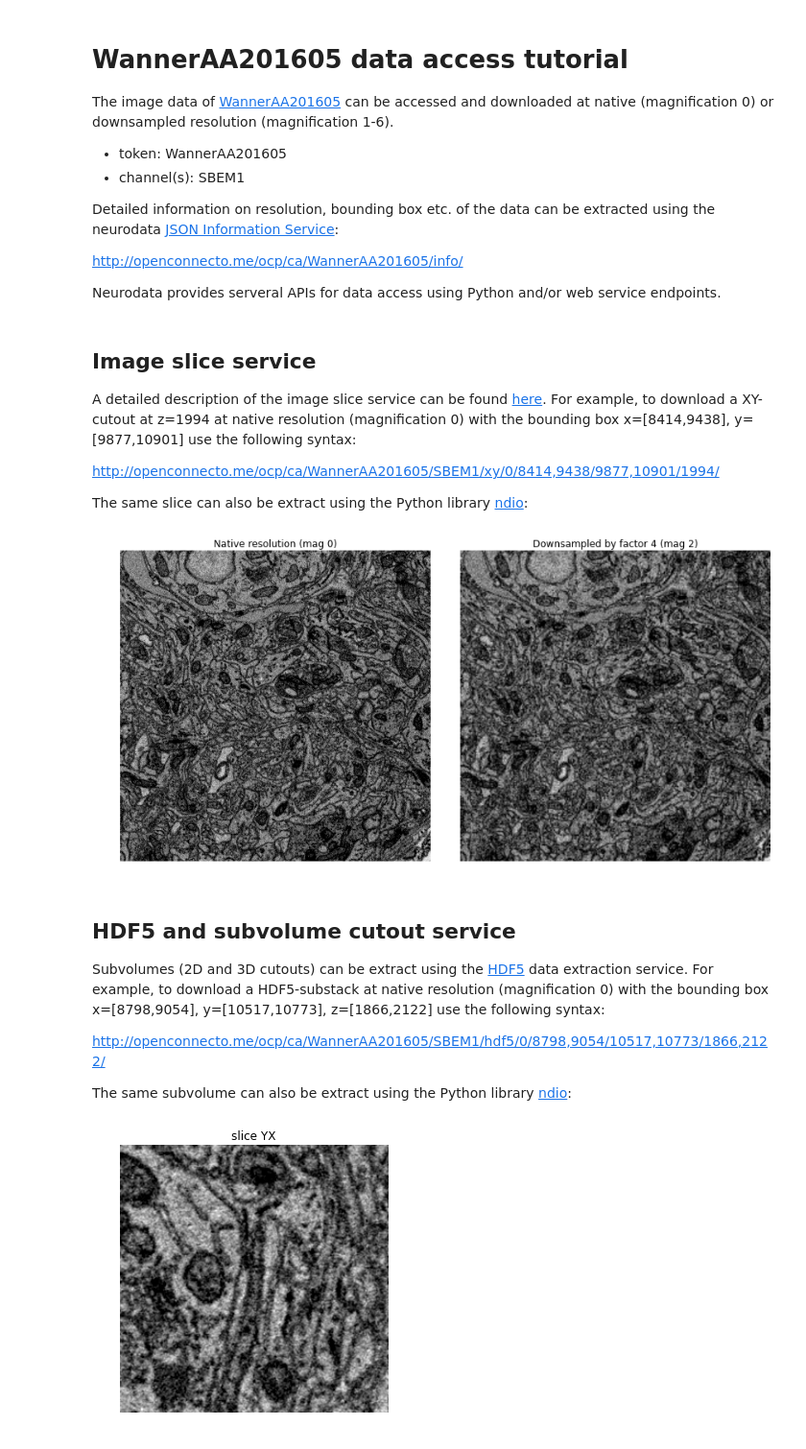
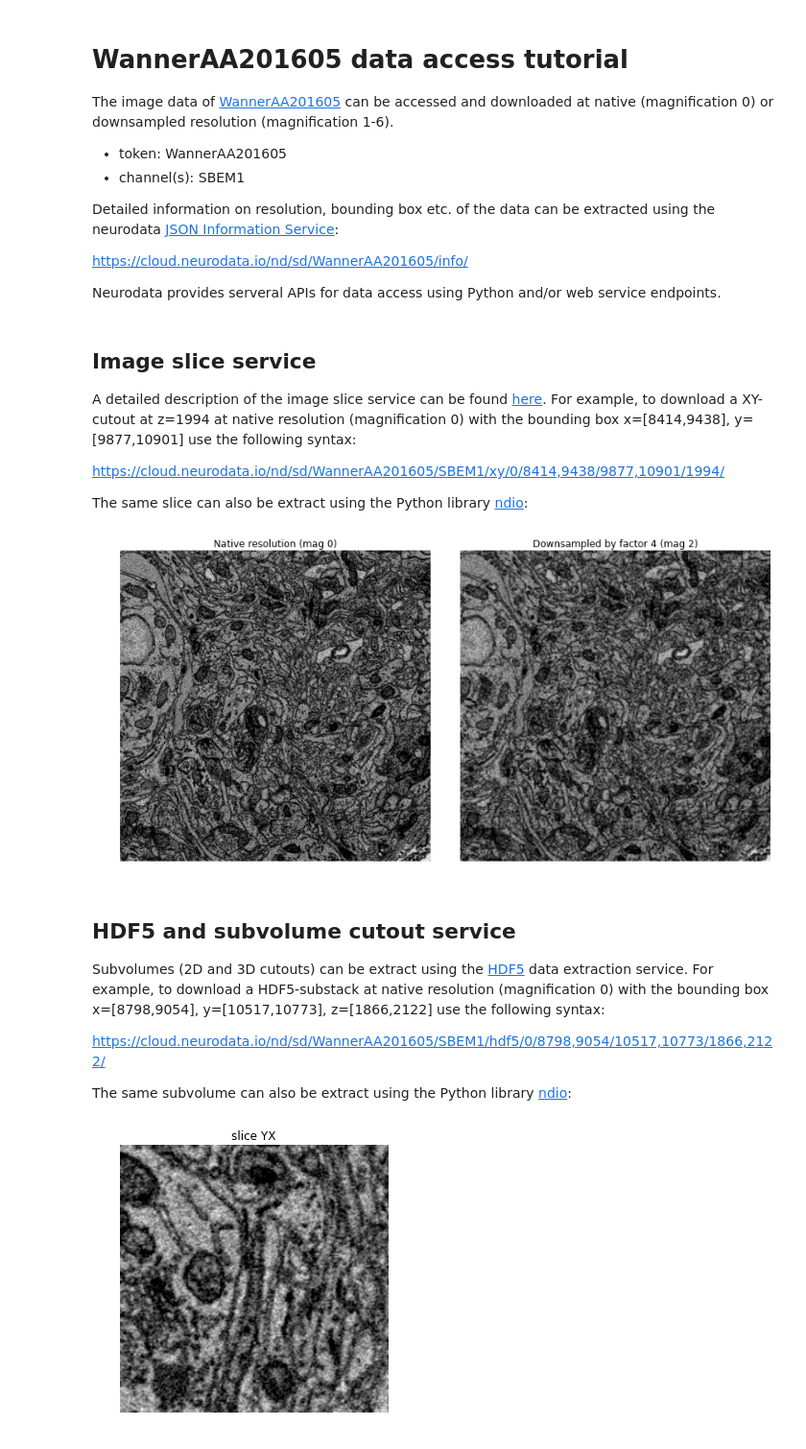
Before and after one commit to neurodata/wanner16, a Jupyter notebook: DataAccessTutorial_WannerAA201605.ipynb, the cells around one changed output. Shown at 96% size. Cells and saved outputs as stored; diff of their text form; code cells hidden in the pictures.

Commit message:
refactored for new host https://cloud.neurodata.io

```diff
--- a/DataAccessTutorial_WannerAA201605.ipynb
+++ b/DataAccessTutorial_WannerAA201605.ipynb
@@ -8,14 +8,14 @@ The image data of <a href="http://neurodata.io./wanner16">WannerAA201605</a> can
 
 Detailed information on resolution, bounding box etc. of the data can be extracted using the neurodata <a href="http://docs.neurodata.io/ndstore/api/info_api.html#json-informatio-service">JSON Information Service</a>:
 
-http://openconnecto.me/ocp/ca/WannerAA201605/info/
+https://cloud.neurodata.io/nd/sd/WannerAA201605/info/
 
 Neurodata provides serveral APIs for data access using Python and/or web service endpoints.
 # %% [markdown]
 ## Image slice service
 A detailed description of the image slice service can be found <a href="http://docs.neurodata.io/ndstore/api/data_api.html#image-slice-service">here</a>. For example, to download a XY-cutout at z=1994 at native resolution (magnification 0) with the bounding box x=[8414,9438], y=[9877,10901] use the following syntax:
 
-http://openconnecto.me/ocp/ca/WannerAA201605/SBEM1/xy/0/8414,9438/9877,10901/1994/
+https://cloud.neurodata.io/nd/sd/WannerAA201605/SBEM1/xy/0/8414,9438/9877,10901/1994/
 
 The same slice can also be extract using the Python library <a href="http://docs.neurodata.io/nddocs/ndio/">ndio</a>:
 # %%
@@ -38,41 +38,42 @@ xstop  = 9438
 ystart = 9877
 ystop = 10901
 z_index = 1994
 
-nd = neurodata()
+nd = neurodata(token,'cloud.neurodata.io')
+
 XYcutout = nd.get_xy_slice(token,channel,xstart,xstop,ystart,ystop,z_index,magnification)
 
 axes[0].imshow(XYcutout);
 axes[0].set_title('Native resolution (mag 0)');
 axes[0].axis('off')
 
 
 # downsampled slice
 token = 'WannerAA201605'
 channel = 'SBEM1'
 magnification = 2
 
 xstart = 8414/(2**magnification)
 xstop  = 9438/(2**magnification)
 ystart = 9877/(2**magnification)
 ystop = 10901/(2**magnification)
 z_index = 1994
 
-nd = neurodata()
+nd = neurodata(token,'cloud.neurodata.io')
 XYcutout = nd.get_xy_slice(token,channel,xstart,xstop,ystart,ystop,z_index,magnification)
 
 axes[1].imshow(XYcutout)
 axes[1].set_title('Downsampled by factor {0} (mag {1})'.format(2**magnification,magnification));
 axes[1].axis('off')
 
 plt.tight_layout()
 # %% [output]
-[figure, old version]
+[figure, new version]
 # %% [markdown]
 ## HDF5 and subvolume cutout service
 Subvolumes (2D and 3D cutouts) can be extract using the <a href="http://docs.neurodata.io/ndstore/api/data_api.html#hdf5-service">HDF5</a> data extraction service. For example, to download a HDF5-substack at native resolution (magnification 0) with the bounding box x=[8798,9054], y=[10517,10773], z=[1866,2122] use the following syntax:
 
-http://openconnecto.me/ocp/ca/WannerAA201605/SBEM1/hdf5/0/8798,9054/10517,10773/1866,2122/
+https://cloud.neurodata.io/nd/sd/WannerAA201605/SBEM1/hdf5/0/8798,9054/10517,10773/1866,2122/
 
 The same subvolume can also be extract using the Python library <a href="http://docs.neurodata.io/nddocs/ndio/">ndio</a>:
 # %%
```
Also changed, not shown: parts of 1 cell of this notebook.
